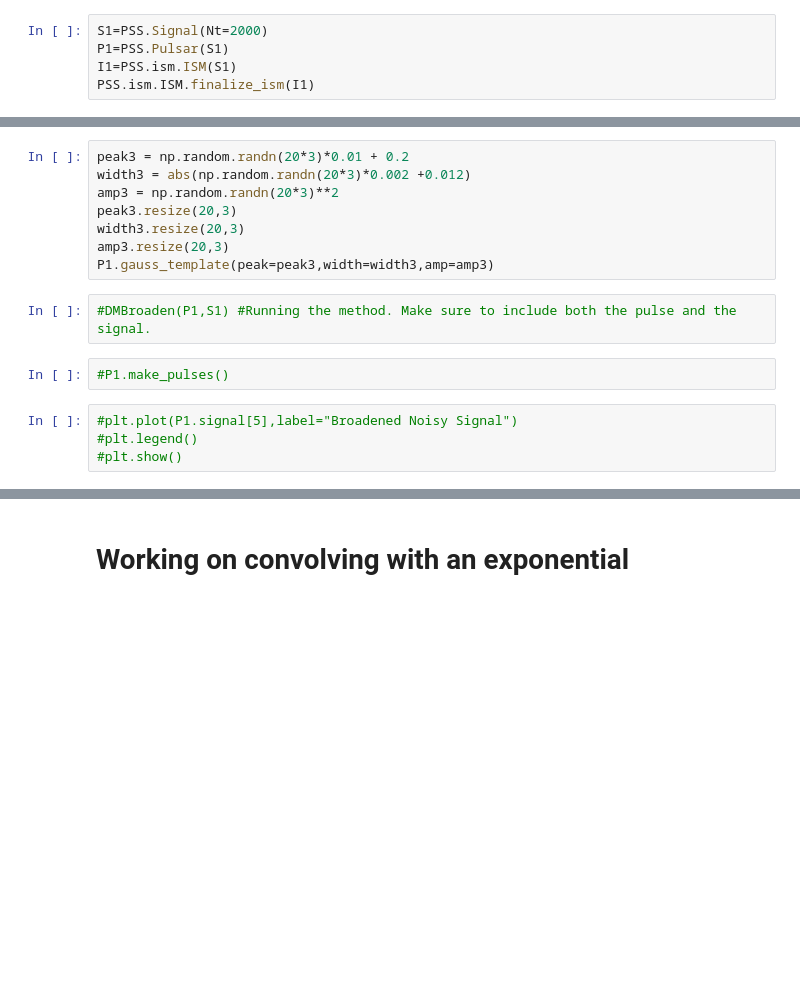
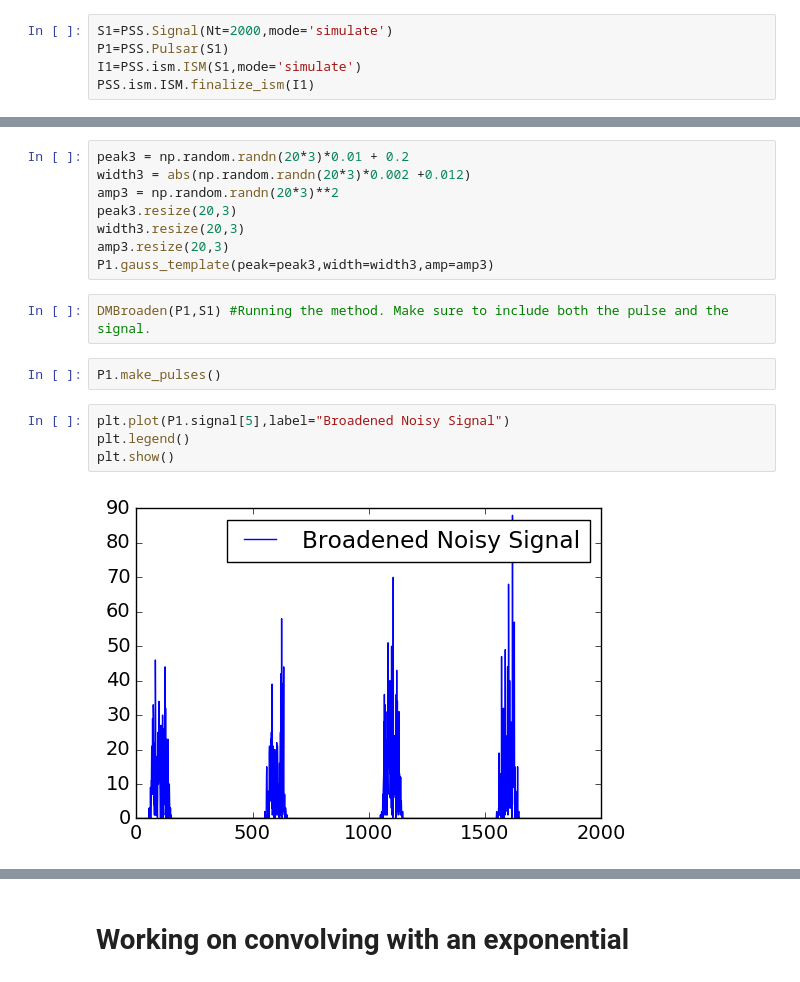
Before and after one commit to ameliahenkel/REU_SU17, a Jupyter notebook: Cassidy_Methods/MinimalWorkingNotebook_Cassidy_Plus_EXP.ipynb, the cells around one changed output, grey strips where cells are left out. Saved outputs shown, nothing was run; the diff lists cells and outputs as text; blank space fills up the shorter version.

```diff
--- a/Cassidy_Methods/MinimalWorkingNotebook_Cassidy_Plus_EXP.ipynb
+++ b/Cassidy_Methods/MinimalWorkingNotebook_Cassidy_Plus_EXP.ipynb
@@ -26,9 +28,9 @@ def DMBroaden(pulsar_object, signal_object, to_DM_Broaden=True):
 # %% [markdown]
 Initializing signal, pulse, and ISM.
 # %%
-S1=PSS.Signal(Nt=2000)
+S1=PSS.Signal(Nt=2000,mode='simulate')
 P1=PSS.Pulsar(S1)
-I1=PSS.ism.ISM(S1)
+I1=PSS.ism.ISM(S1,mode='simulate')
 PSS.ism.ISM.finalize_ism(I1)
 # %% [markdown]
 Just specifying the gaussians to make the plots in this notebook nicer, that way the broadening is more obvious.
@@ -41,10 +43,12 @@ width3.resize(20,3)
 amp3.resize(20,3)
 P1.gauss_template(peak=peak3,width=width3,amp=amp3)
 # %%
-#DMBroaden(P1,S1) #Running the method. Make sure to include both the pulse and the signal.
+DMBroaden(P1,S1) #Running the method. Make sure to include both the pulse and the signal.
-# %%
-#P1.make_pulses()
+# %%
+P1.make_pulses()
 # %%
-#plt.plot(P1.signal[5],label="Broadened Noisy Signal")
-#plt.legend()
-#plt.show()
+plt.plot(P1.signal[5],label="Broadened Noisy Signal")
+plt.legend()
+plt.show()
+# %% [output]
+[figure, added]
```
Also changed, not shown: parts of 16 cells of this notebook.
